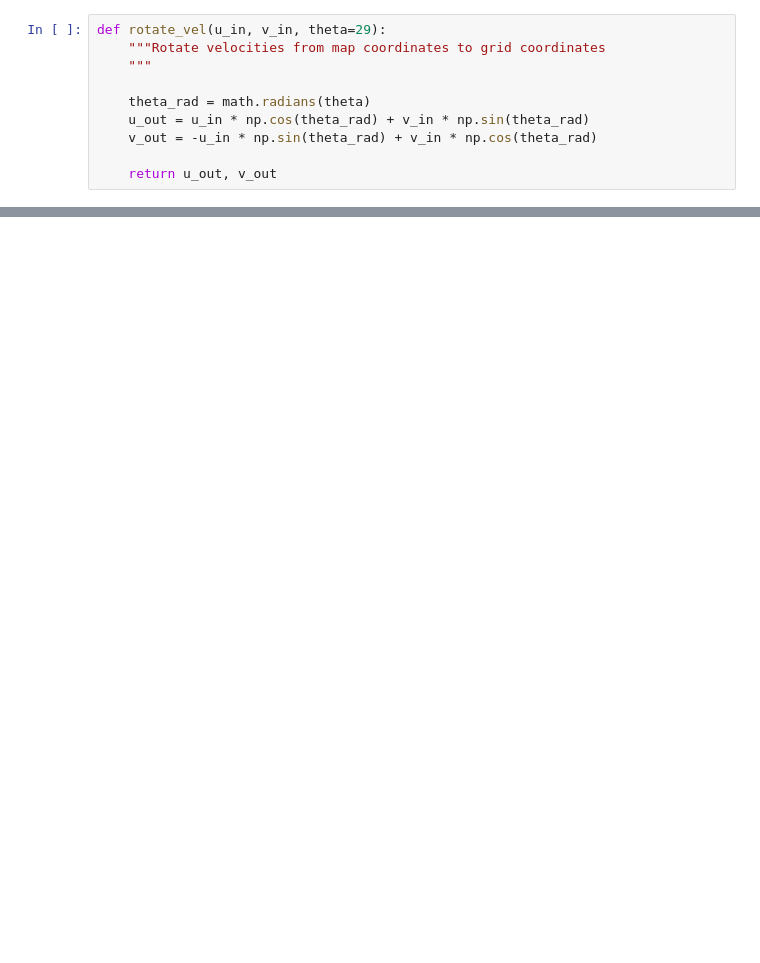
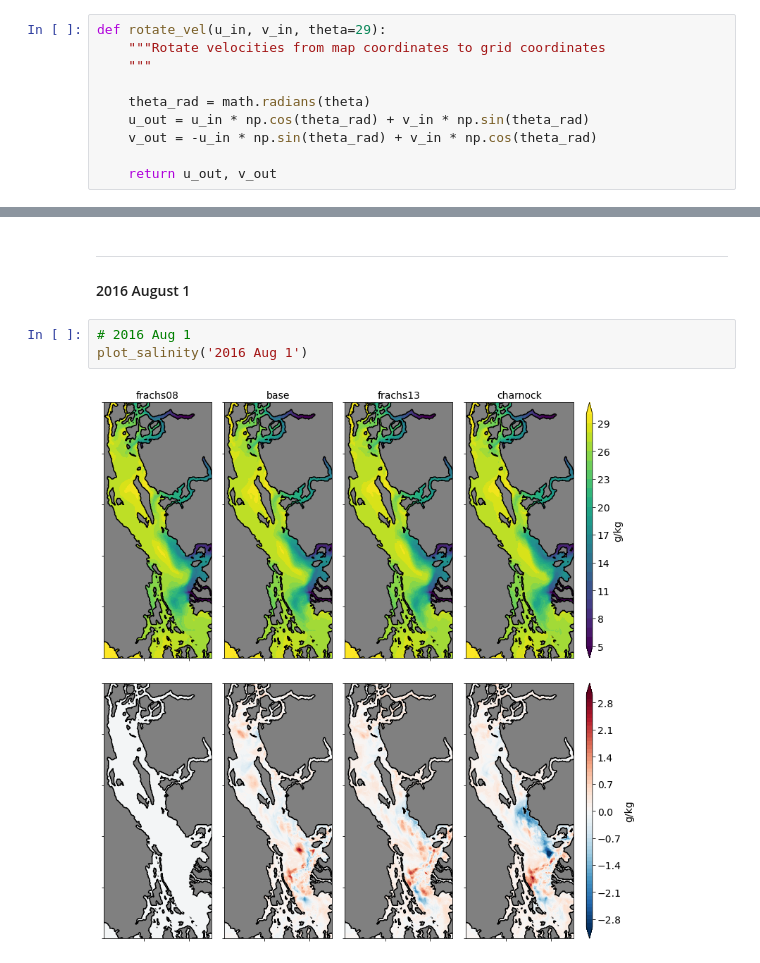
Before and after one commit to SalishSeaCast/analysis-ben, a Jupyter notebook: notebooks/graham/evaluation.ipynb, the cells around one changed output, grey strips where cells are left out. Saved outputs shown, nothing was run; the diff lists cells and outputs as text; blank space fills up the shorter version.

```diff
--- a/notebooks/graham/evaluation.ipynb
+++ b/notebooks/graham/evaluation.ipynb
@@ -104,0 +211,9 @@ fig.savefig('/scratch/bmoorema/Drifters/figures/earlyruns.pdf', dpi=300, bbox_in
+# %% [markdown]
+***
+
+#### 2016 August 1
+# %%
+# 2016 Aug 1
+plot_salinity('2016 Aug 1')
+# %% [output]
+[figure, added]
```
Also changed, not shown: parts of 19 cells of this notebook, 1 other file.
